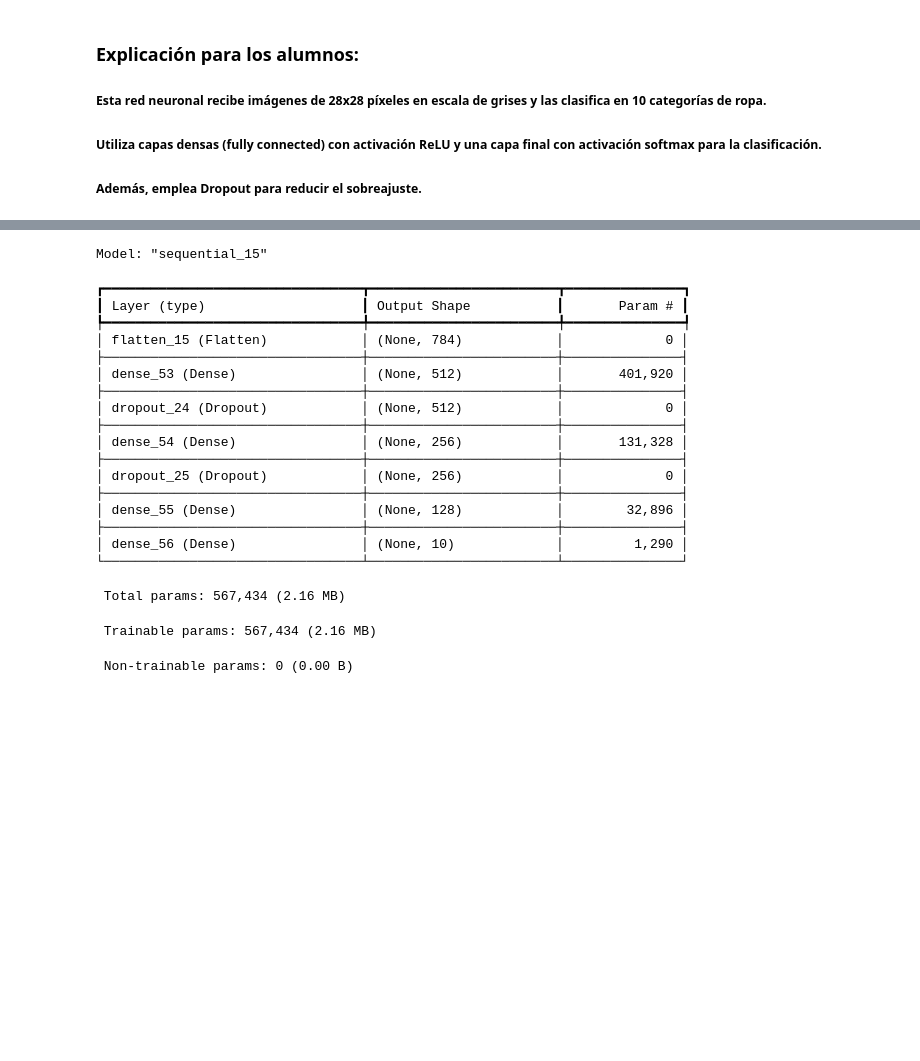
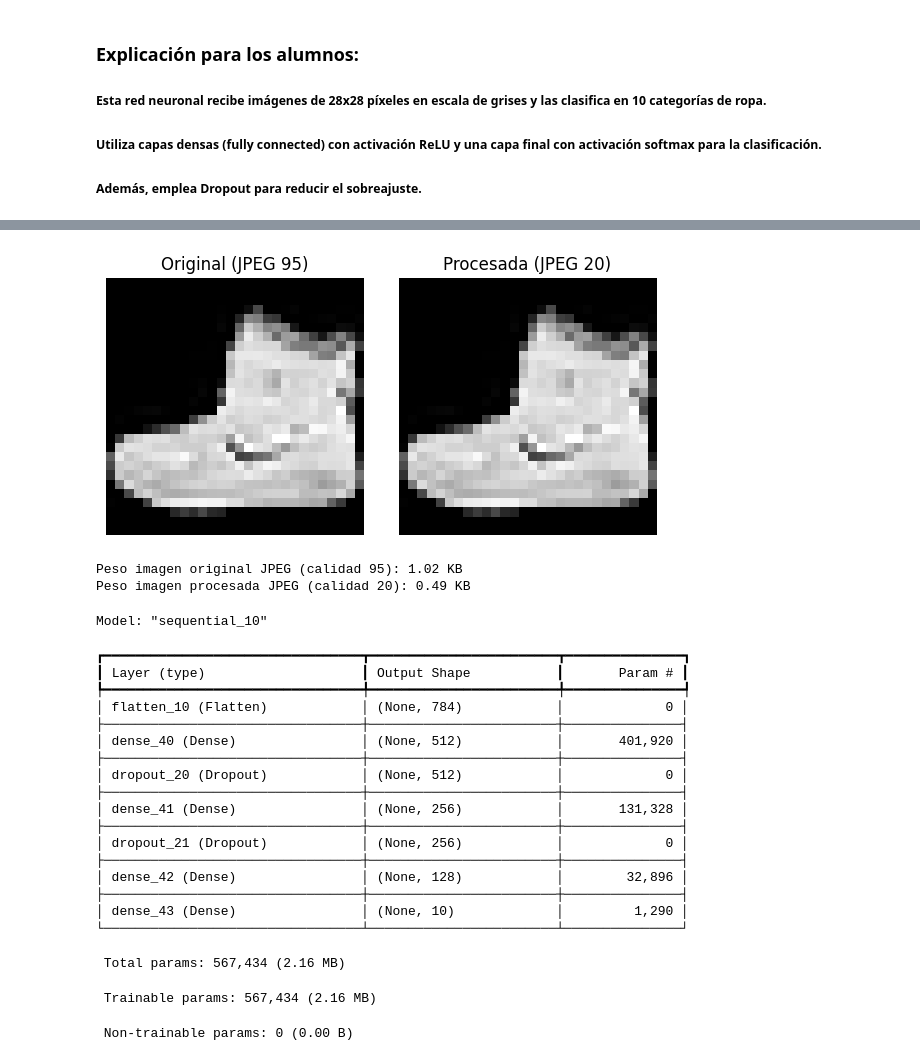
Before and after one commit to ChristianDzk/Data-Science-III-NLP-Deep-Learning-aplicado-a-Ciencia-de-Datos, a Jupyter notebook: Entrega Final.ipynb, the cells around one changed output, grey strips where cells are left out. Cells and saved outputs as stored; diff of their text form; code cells hidden in the pictures; blank space fills up the shorter version.

```diff
--- a/Entrega Final.ipynb
+++ b/Entrega Final.ipynb
@@ -56,0 +64,5 @@ plt.show()
+# %%
+# Comparación de una imagen original vs procesada y su tamaño en KB
+original_image = (x_train[0] * 255).astype(np.uint8)
+processed_image = x_train[0]
+processed_uint8 = (processed_image * 255).astype(np.uint8)
@@ -57,35 +78,54 @@ plt.show()
+# %%
+# Mostramos visualmente ambas imágenes
+fig, (ax1, ax2) = plt.subplots(1, 2, figsize=(6, 3))
+ax1.imshow(original_image, cmap='gray')
+ax1.set_title("Original (JPEG 95)")
+ax1.axis('off')
+
+ax2.imshow(processed_uint8, cmap='gray')
+ax2.set_title("Procesada (JPEG 20)")
+ax2.axis('off')
+plt.tight_layout()
+plt.show()
+
+print(f"Peso imagen original JPEG (calidad 95): {jpeg_original_kb:.2f} KB")
+print(f"Peso imagen procesada JPEG (calidad 20): {jpeg_processed_kb:.2f} KB")
+# %% [output]
+[figure, added]
+Peso imagen original JPEG (calidad 95): 1.02 KB
+Peso imagen procesada JPEG (calidad 20): 0.49 KB
 # %%
-# Definimos modelo el modelo
+# Definimos el modelo corregido
 model = Sequential([
-    Flatten(input_shape=(28, 28, 1 )),  # Convertimos la imagen 28x28 en un vector de 784 elementos
-    Dense(512, activation='relu'),  # Primera capa oculta con 512 neuronas y activación ReLU
-    Dropout(0.2),  # Regularización para evitar overfitting
-    Dense(256, activation='relu'),  # Segunda capa oculta con 256 neuronas y activación ReLU
-    Dropout(0.2),  # Otra capa de Dropout para más regularización
-    Dense(128, activation='relu'),  # Tercera capa oculta con 128 neuronas y activación ReLU
-    Dense(10, activation='softmax')  # Capa de salida con 10 neuronas para clasificación
+    Flatten(input_shape=(28, 28)),
+    Dense(512, activation='relu'),
+    Dropout(0.4),
+    Dense(256, activation='relu'),
+    Dropout(0.2),
+    Dense(128, activation='relu'),
+    Dense(10, activation='softmax')
 ])
 
-# Mostramos la estructura del modelo
+# Mostramos resumen del modelo
 model.summary()
 # %% [output]
-Model: "sequential_15"
+Model: "sequential_10"
 ┏━━━━━━━━━━━━━━━━━━━━━━━━━━━━━━━━━┳━━━━━━━━━━━━━━━━━━━━━━━━┳━━━━━━━━━━━━━━━┓
 ┃ Layer (type)                    ┃ Output Shape           ┃       Param # ┃
 ┡━━━━━━━━━━━━━━━━━━━━━━━━━━━━━━━━━╇━━━━━━━━━━━━━━━━━━━━━━━━╇━━━━━━━━━━━━━━━┩
-│ flatten_15 (Flatten)            │ (None, 784)            │             0 │
+│ flatten_10 (Flatten)            │ (None, 784)            │             0 │
 ├─────────────────────────────────┼────────────────────────┼───────────────┤
-│ dense_53 (Dense)                │ (None, 512)            │       401,920 │
+│ dense_40 (Dense)                │ (None, 512)            │       401,920 │
 ├─────────────────────────────────┼────────────────────────┼───────────────┤
-│ dropout_24 (Dropout)            │ (None, 512)            │             0 │
+│ dropout_20 (Dropout)            │ (None, 512)            │             0 │
 ├─────────────────────────────────┼────────────────────────┼───────────────┤
-│ dense_54 (Dense)                │ (None, 256)            │       131,328 │
+│ dense_41 (Dense)                │ (None, 256)            │       131,328 │
 ├─────────────────────────────────┼────────────────────────┼───────────────┤
-│ dropout_25 (Dropout)            │ (None, 256)            │             0 │
+│ dropout_21 (Dropout)            │ (None, 256)            │             0 │
 ├─────────────────────────────────┼────────────────────────┼───────────────┤
-│ dense_55 (Dense)                │ (None, 128)            │        32,896 │
+│ dense_42 (Dense)                │ (None, 128)            │        32,896 │
 ├─────────────────────────────────┼────────────────────────┼───────────────┤
-│ dense_56 (Dense)                │ (None, 10)             │         1,290 │
+│ dense_43 (Dense)                │ (None, 10)             │         1,290 │
 └─────────────────────────────────┴────────────────────────┴───────────────┘
  Total params: 567,434 (2.16 MB)
  Trainable params: 567,434 (2.16 MB)
```
Also changed, not shown: parts of 7 cells of this notebook.
